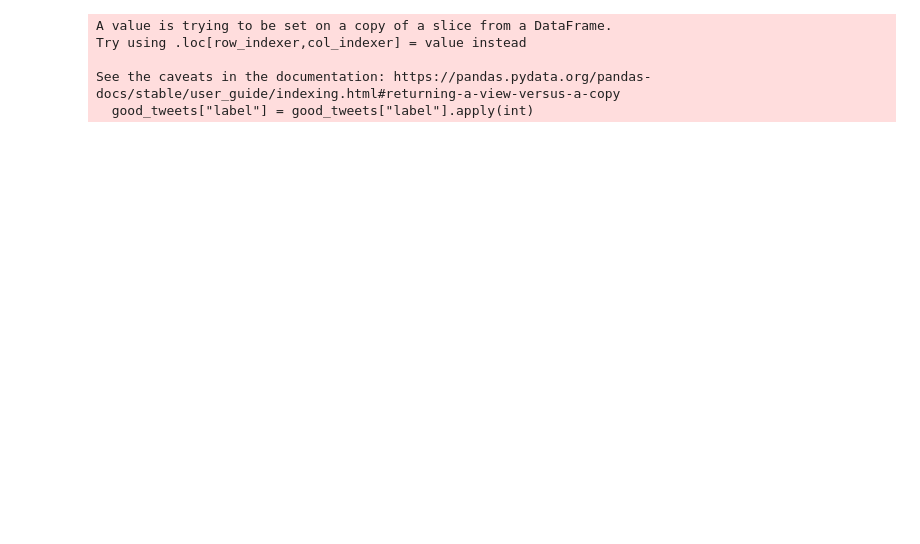
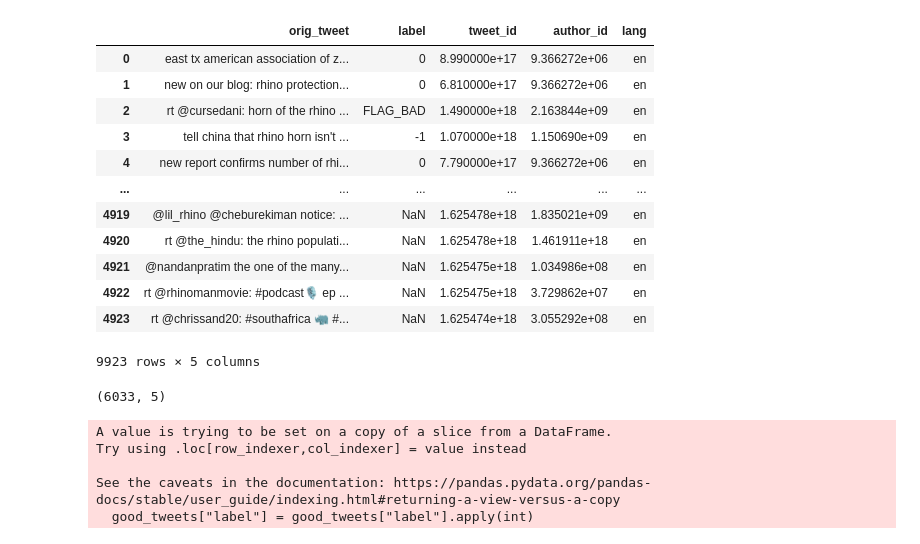
Before and after one commit to gogogo221/Rhino-Sentiment-Analysis-Project, a Jupyter notebook: run_pretrained_models.ipynb, the cells around one changed output. Cells and saved outputs as stored; diff of their text form; code cells hidden in the pictures; blank space fills up the shorter version.

```diff
--- a/run_pretrained_models.ipynb
+++ b/run_pretrained_models.ipynb
@@ -33,10 +33,32 @@ def categorize_textblob(sentiment):
        return 0
 # %%
 labeled_tweets = pd.read_csv("manual_labeled_data.csv")
+labeled_tweets_new = pd.read_csv("new_manual_label.csv")
+labeled_tweets = pd.concat([labeled_tweets_new, labeled_tweets])
+# %%
+labeled_tweets
+# %% [output]
+|  | orig_tweet | label | tweet_id | author_id | lang |
+| 0 | east tx american association of z... | 0 | 8.990000e+17 | 9.366272e+06 | en |
+| 1 | new on our blog: rhino protection... | 0 | 6.810000e+17 | 9.366272e+06 | en |
+| 2 | rt @cursedani: horn of the rhino ... | FLAG_BAD | 1.490000e+18 | 2.163844e+09 | en |
+| 3 | tell china that rhino horn isn't ... | -1 | 1.070000e+18 | 1.150690e+09 | en |
+| 4 | new report confirms number of rhi... | 0 | 7.790000e+17 | 9.366272e+06 | en |
+| ... | ... | ... | ... | ... | ... |
+| 4919 | @lil_rhino @cheburekiman notice: ... | NaN | 1.625478e+18 | 1.835021e+09 | en |
+| 4920 | rt @the_hindu: the rhino populati... | NaN | 1.625478e+18 | 1.461911e+18 | en |
+| 4921 | @nandanpratim the one of the many... | NaN | 1.625475e+18 | 1.034986e+08 | en |
+| 4922 | rt @rhinomanmovie: #podcast🎙️ ep ... | NaN | 1.625475e+18 | 3.729862e+07 | en |
+| 4923 | rt @chrissand20: #southafrica 🦏 #... | NaN | 1.625474e+18 | 3.055292e+08 | en |
+9923 rows × 5 columns
 # %%
 labeled_tweets = labeled_tweets[labeled_tweets["label"] != np.nan]
 # %%
 labeled_tweets = labeled_tweets.dropna()
+# %%
+labeled_tweets.shape
+# %% [output]
+(6033, 5)
 # %%
 good_tweets = labeled_tweets[(labeled_tweets["label"] == "1") | (labeled_tweets["label"] == "0") | (labeled_tweets["label"] == "-1" )]
 # %%
```
Also changed, not shown: parts of 24 cells of this notebook.
